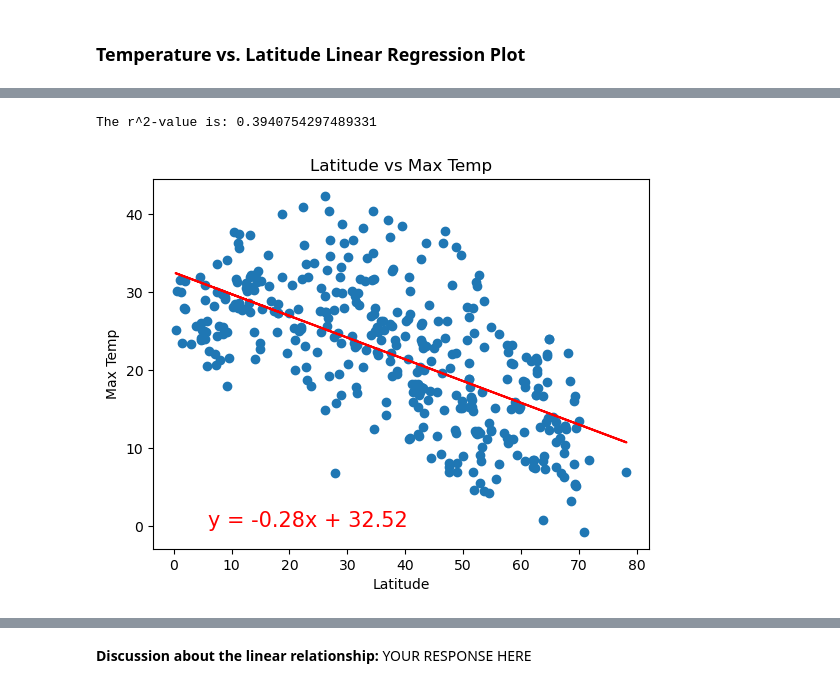
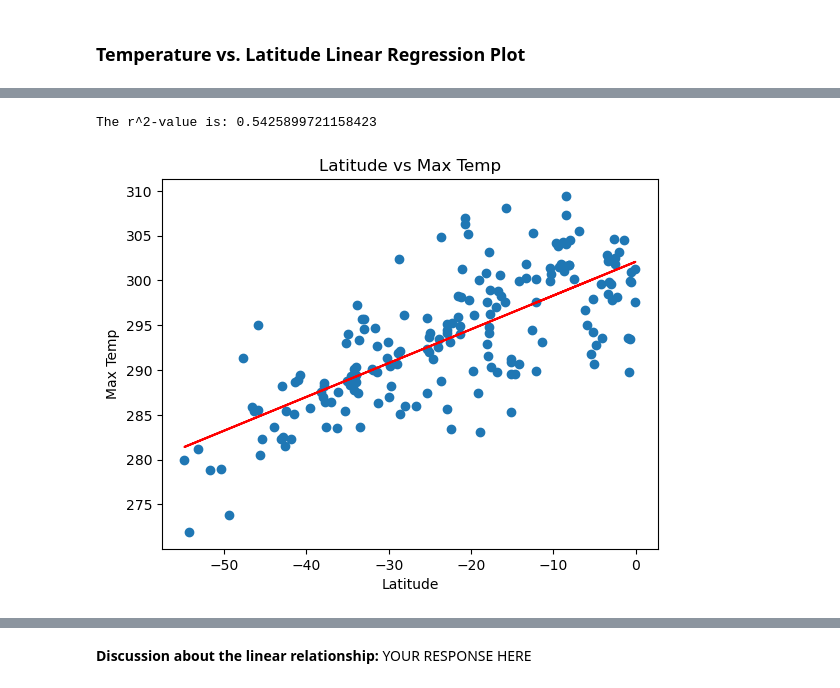
Before and after one commit to SamSims/python-api-challenge, a Jupyter notebook: WeatherPy.ipynb, the cells around one changed output, grey strips where cells are left out. Saved outputs shown, nothing was run; the diff lists cells and outputs as text; code cells hidden in the pictures.

```diff
--- a/WeatherPy.ipynb
+++ b/WeatherPy.ipynb
@@ -274,7 +329,7 @@ plt.show()
 ## Requirement 2: Compute Linear Regression for Each Relationship
 # %%
 # Define a function to create Linear Regression plots
-def LinReg(xs,ys)
+def LinReg(xs,ys):
     slope, intercept, rvalue, pvalue, stderr = linregress(xs,ys)
     linregs = [slope,intercept,rvalue,pvalue,stderr]
     return linregs
@@ -295,6 +350,6 @@ northern_hemi_df.head()
 # %%
 # Create a DataFrame with the Southern Hemisphere data (Latitude < 0)
-southern_hemi_df = city_data_df.loc[city_data_df[['Latitude']<0]]
+southern_hemi_df = city_data_df.loc[city_data_df['Lat']<0]
 
 # Display sample data
 southern_hemi_df.head()
@@ -311,18 +384,18 @@ southern_hemi_df.head()
 # %%
-# Linear regression on Northern Hemisphere
-xcoors = northern_hemi_df['Lat']
-ycoors = northern_hemi_df['Max Temp']
+# Linear regression on Southern Hemisphere
+xcoors = southern_hemi_df['Lat']
+ycoors = southern_hemi_df['Max Temp']
 reginfo = LinReg(xcoors,ycoors)
 regeq = reginfo[0]* xcoors + reginfo[1]
 print(f"The r^2-value is: {reginfo[2]**2}")
 plt.scatter(xcoors,ycoors)
 plt.xlabel("Latitude")
 plt.ylabel("Max Temp")
 plt.title("Latitude vs Max Temp")
-plt.plot(xcoors,regeq)
+plt.plot(xcoors,regeq,color = 'red')
 line_eq = "y = " + str(round(reginfo[0],2)) + "x + " + str(round(reginfo[1],2))
-plt.annotate(line_eq,(0,50),fontsize=15,color="red")
+plt.annotate(line_eq,(-50,30),fontsize=15,color="red")
 plt.show()
 # %% [output]
-The r^2-value is: 0.3940754297489331
+The r^2-value is: 0.5425899721158423
-[figure, old version]
+[figure, new version]
```
Also changed, not shown: parts of 20 cells of this notebook, 7 other files.
